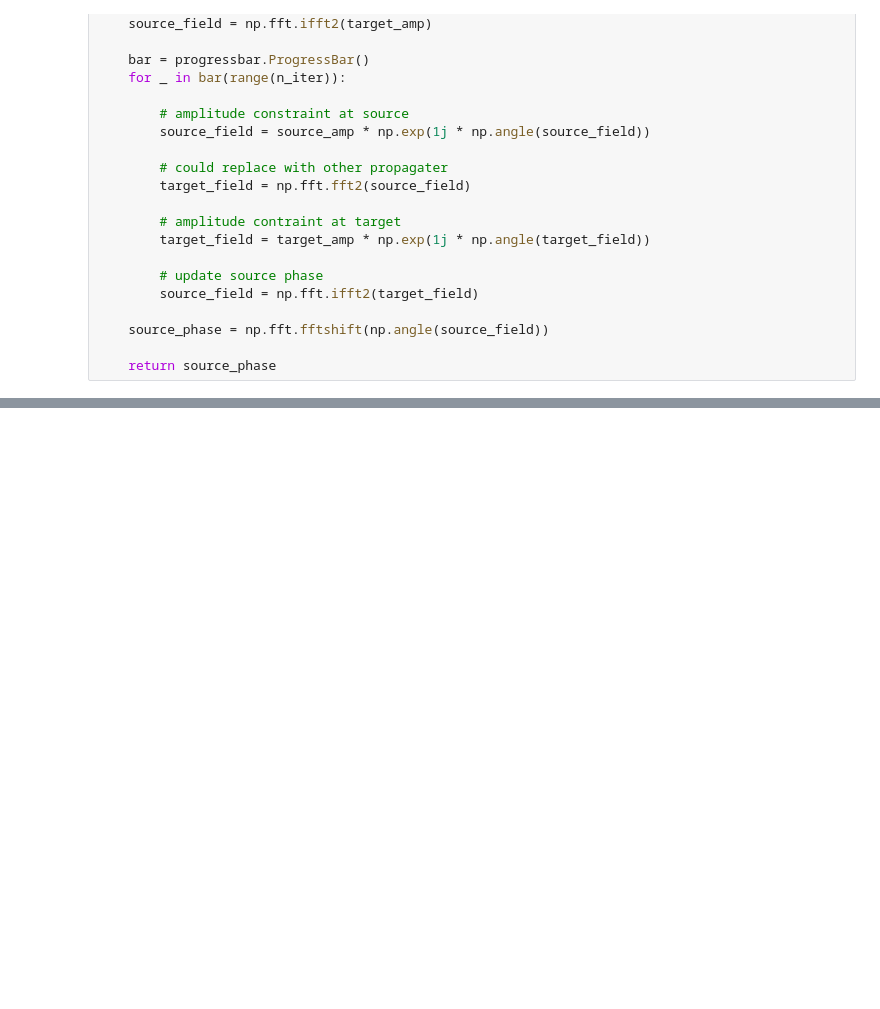
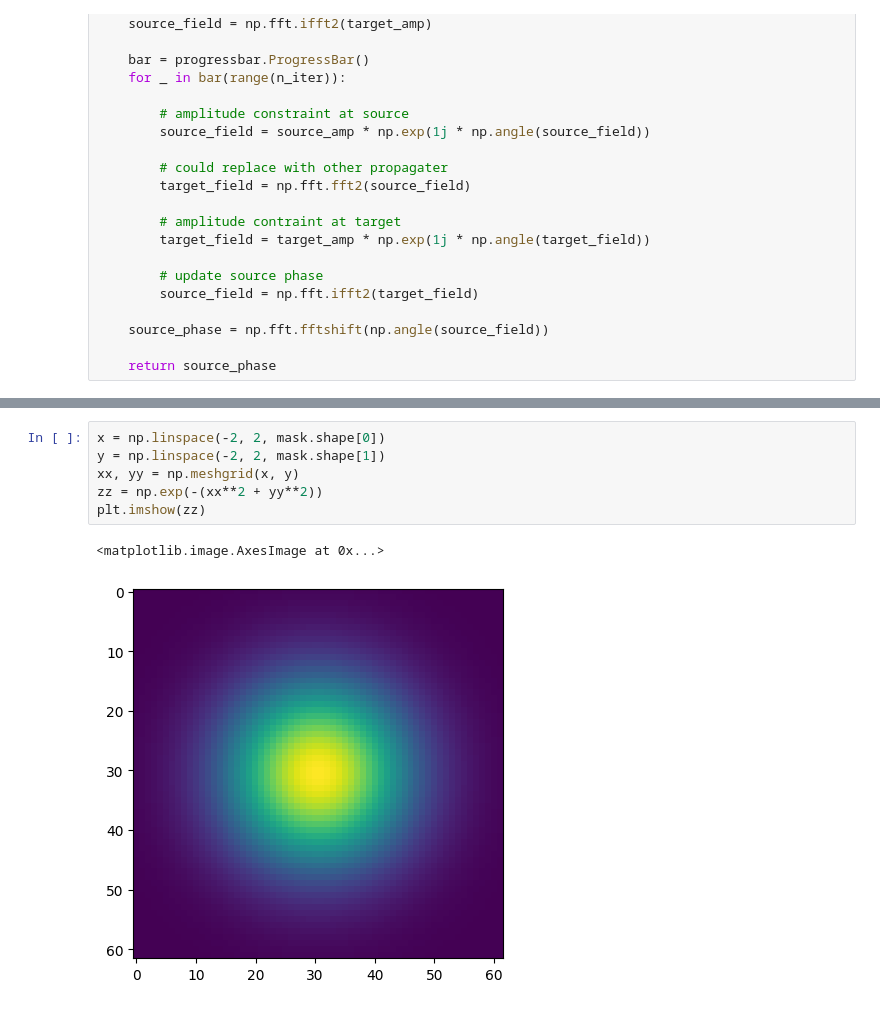
Before and after one commit to LCAV/LenslessPiCam, a Jupyter notebook: masks/class/iterative_phase_retrieval.ipynb, the cells around one changed output, grey strips where cells are left out. Drawn from its saved outputs; the diff is of its cells as text; blank space fills up the shorter version.

```diff
--- a/masks/class/iterative_phase_retrieval.ipynb
+++ b/masks/class/iterative_phase_retrieval.ipynb
@@ -56,0 +57,9 @@ plt.imshow(mask, cmap='gray')
+# %%
+x = np.linspace(-2, 2, mask.shape[0])
+y = np.linspace(-2, 2, mask.shape[1])
+xx, yy = np.meshgrid(x, y)
+zz = np.exp(-(xx**2 + yy**2))
+plt.imshow(zz)
+# %% [output]
+<matplotlib.image.AxesImage at 0x...>
+[figure, added]
```
Also changed, not shown: parts of 3 cells of this notebook.
